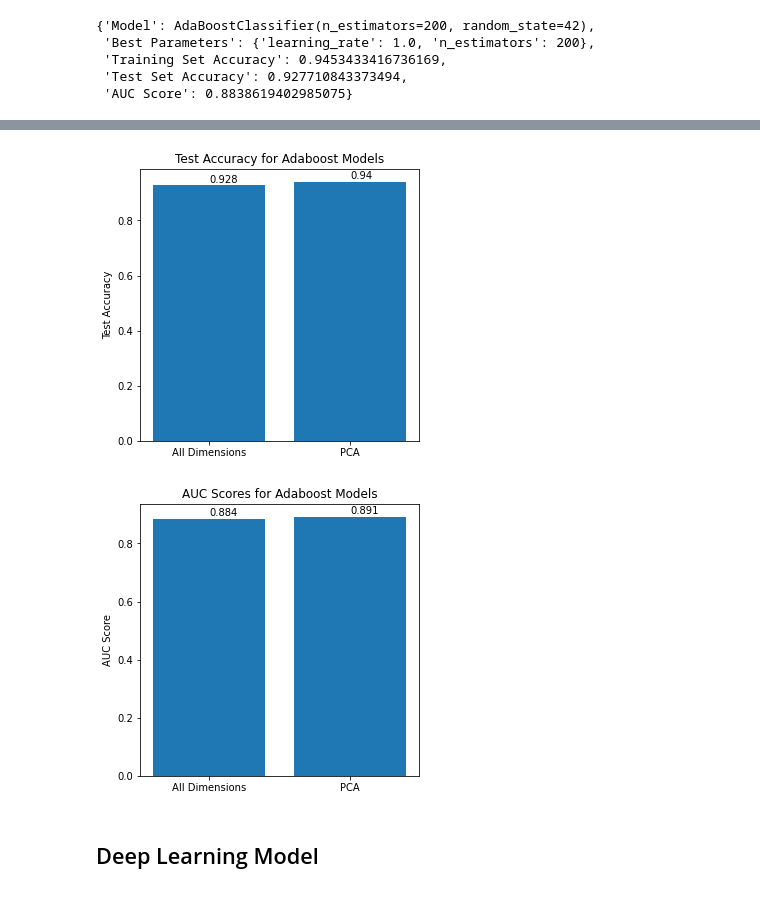
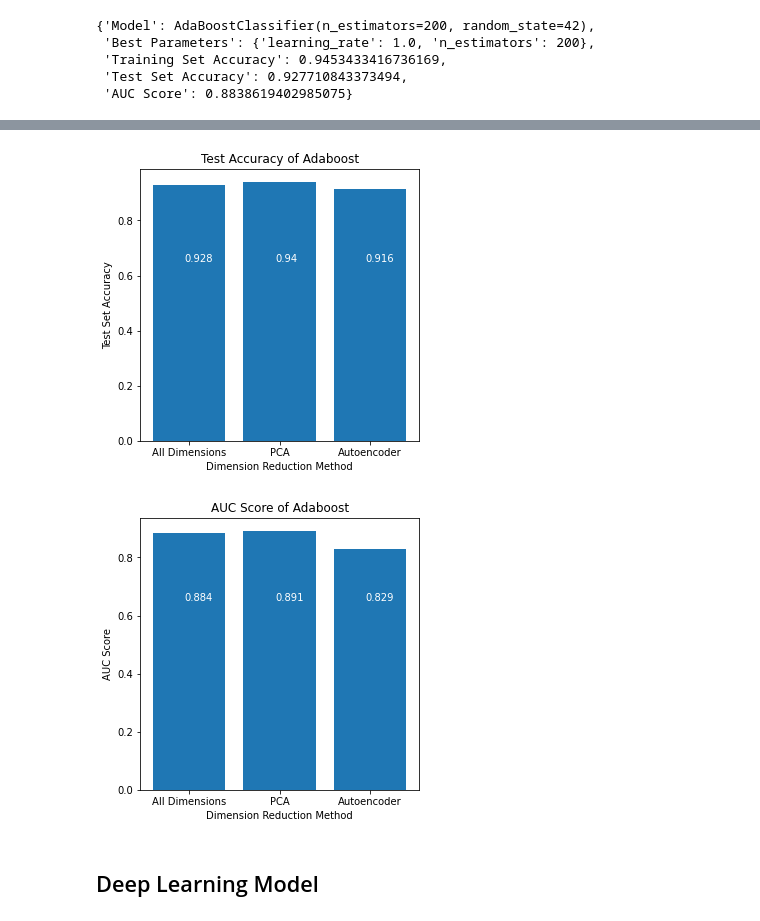
Before and after one commit to Alif108/CSE_472_Machine_Learning, a Jupyter notebook: Assignment/comaprison.ipynb, the cells around one changed output, grey strips where cells are left out. Saved outputs shown, nothing was run; the diff lists cells and outputs as text; code cells hidden in the pictures.

```diff
--- a/Assignment/comaprison.ipynb
+++ b/Assignment/comaprison.ipynb
@@ -56,3 +56,6 @@ train_accuracy     0.936225
 test_accuracy      0.939759
 auc_score          0.891325
 Name: 0, dtype: float64
+# %%
+rf_ae_dict = pickle.load(open('Random Forest/RF_AE.pkl', 'rb'))
+rf_ae_dict
@@ -101,4 +133,4 @@ https://scikit-learn.org/stable/modules/model_persistence.html#security-maintain
 # %%
-svm_pca = pickle.load(open('SVM/SVM_PCA.pkl', 'rb'))
-svm_pca
+svm_ae_dict = pickle.load(open('SVM/SVM_AE.pkl', 'rb'))
+svm_ae_dict
 # %% [output]
@@ -179,3 +212,6 @@ adaboost_pca
         1, 1, 1, 1, 1, 1, 1, 1, 1, 1, 1, 0, 1, 1, 1, 1, 0], dtype=int64),
  'Test Accuracy': 0.9397590361445783,
  'AUC_score': 0.8913246268656716}
+# %%
+adaboost_ae = pickle.load(open('Adaboost/adaboost_AE.pkl', 'rb'))
+adaboost_ae
@@ -182,31 +231,37 @@ adaboost_pca
 # %%
 all_dim_acc = all_dim_dict['Test Set Accuracy']
 pca_acc = adaboost_pca['Test Accuracy']
+ae_acc = adaboost_ae['test_acc']
 
 plt.figure(figsize=(5, 5))
-plt.bar(['All Dimensions', 'PCA'], [all_dim_acc, pca_acc])
-plt.text(0, all_dim_acc + 0.01, str(round(all_dim_acc, 3)))
-plt.text(1, pca_acc + 0.01, str(round(pca_acc, 3)))
-plt.ylabel('Test Accuracy')
-plt.title('Test Accuracy for Adaboost Models')
-plt.savefig('Adaboost/adaboost_acc_scores.jpg', bounding_box_inches='tight')
+plt.bar(['All Dimensions', 'PCA', 'Autoencoder'], [all_dim_acc, pca_acc, ae_acc])
+plt.xlabel('Dimension Reduction Method')
+plt.ylabel('Test Set Accuracy')
+plt.title('Test Accuracy of Adaboost')
+plt.text(-0.05, 0.65, round(all_dim_acc, 3), color='white')
+plt.text(0.95, 0.65, round(pca_acc, 3), color='white')
+plt.text(1.95, 0.65, round(ae_acc, 3), color='white')
+plt.savefig('Adaboost/adaboost_acc_scores.jpg', dpi=300, bbox_inches='tight')
 plt.show()
 # %% [output]
-[figure, old version]
+[figure, new version]
 # %%
 all_dim_auc = all_dim_dict['AUC Score']
 pca_auc = adaboost_pca['AUC_score']
+ae_auc = adaboost_ae['auc_score']
 
 plt.figure(figsize=(5, 5))
-plt.bar(['All Dimensions', 'PCA'], [all_dim_auc, pca_auc])
-plt.text(0, all_dim_auc + 0.01, str(round(all_dim_auc, 3)))
-plt.text(1, pca_auc + 0.01, str(round(pca_auc, 3)))
+plt.bar(['All Dimensions', 'PCA', 'Autoencoder'], [all_dim_auc, pca_auc, ae_auc])
+plt.xlabel('Dimension Reduction Method')
 plt.ylabel('AUC Score')
-plt.title('AUC Scores for Adaboost Models')
-plt.savefig('Adaboost/adaboost_auc_scores.jpg', bounding_box_inches='tight')
+plt.title('AUC Score of Adaboost')
+plt.text(-0.05, 0.65, round(all_dim_auc, 3), color='white')
+plt.text(0.95, 0.65, round(pca_auc, 3), color='white')
+plt.text(1.95, 0.65, round(ae_auc, 3), color='white')
+plt.savefig('Adaboost/adaboost_auc_scores.jpg', dpi=300, bbox_inches='tight')
 plt.show()
 # %% [output]
-[figure, old version]
+[figure, new version]
 # %% [markdown]
 ## Deep Learning Model
 # %%
```
Also changed, not shown: parts of 17 cells of this notebook, 24 other files.
